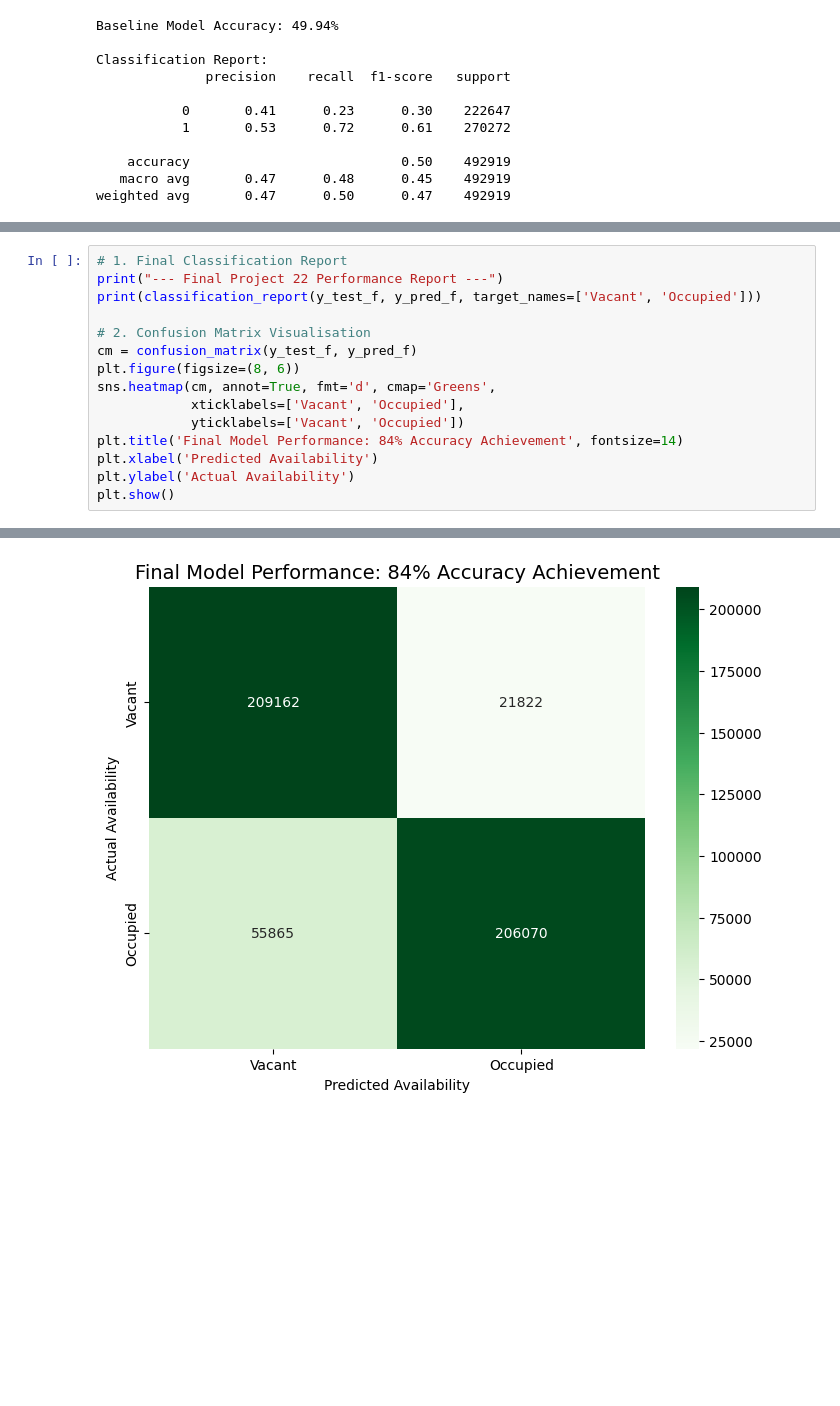
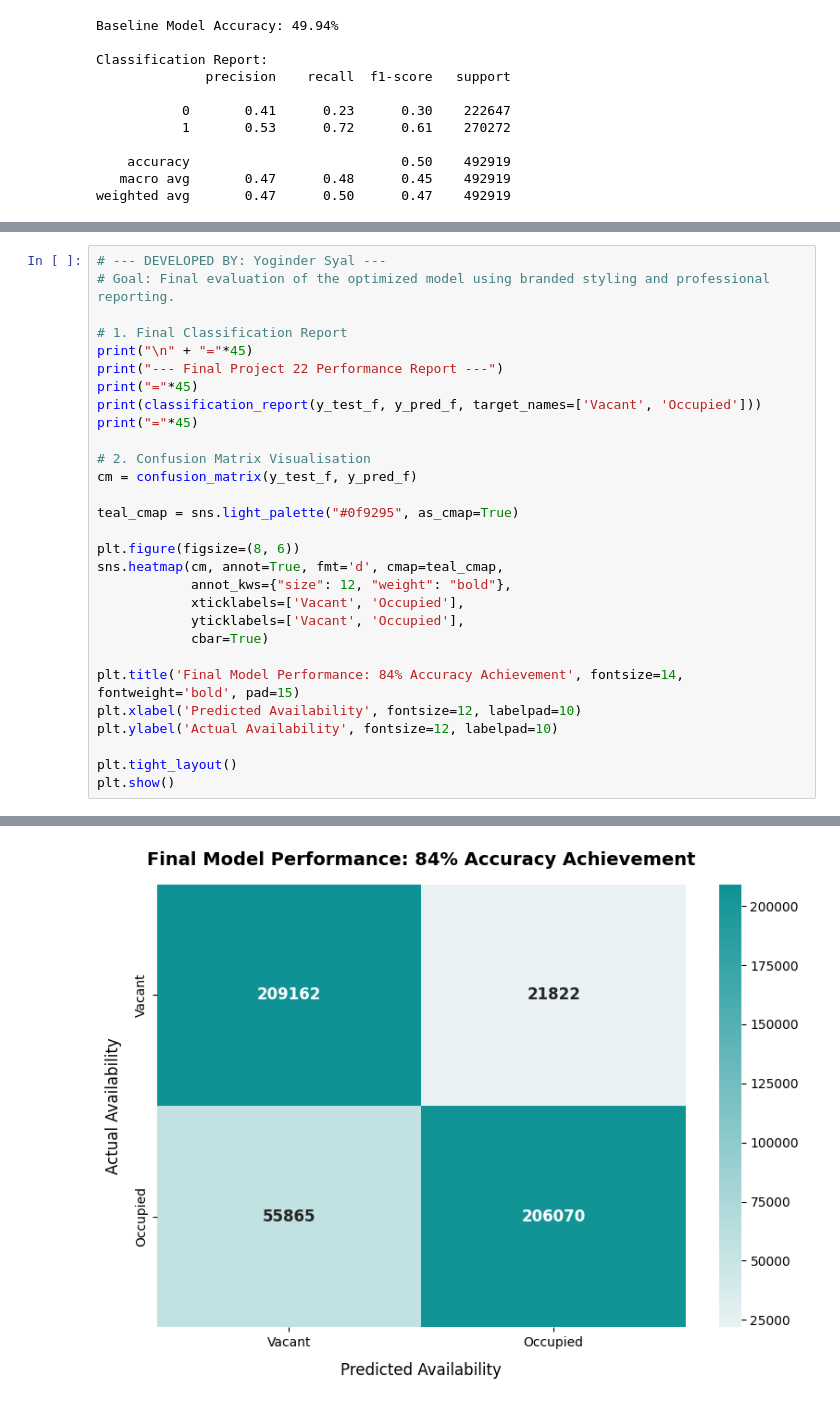
Before and after one commit to abdullahsher445/MOP-Code, a Jupyter notebook: datascience/usecases/READY TO PUBLISH/Transport_and_Mobility/2026/T1/UC00223_Parking_Utilisation_and_Management/UC00223_Parking_Utilisation_and_Management.ipynb, the cells around one changed output, grey strips where cells are left out. Drawn from its saved outputs; the diff is of its cells as text; blank space fills up the shorter version.

```diff
--- a/datascience/usecases/READY TO PUBLISH/Transport_and_Mobility/2026/T1/UC00223_Parking_Utilisation_and_Management/UC00223_Parking_Utilisation_and_Management.ipynb
+++ b/datascience/usecases/READY TO PUBLISH/Transport_and_Mobility/2026/T1/UC00223_Parking_Utilisation_and_Management/UC00223_Parking_Utilisation_and_Management.ipynb
@@ -599,16 +650,30 @@ This stage represents the transition from a functional baseline model to a more
 # %%
+# --- DEVELOPED BY: Yoginder Syal ---
+# Goal: Final evaluation of the optimized model using branded styling and professional reporting.
+
 # 1. Final Classification Report
+print("\n" + "="*45)
 print("--- Final Project 22 Performance Report ---")
+print("="*45)
 print(classification_report(y_test_f, y_pred_f, target_names=['Vacant', 'Occupied']))
+print("="*45)
 
 # 2. Confusion Matrix Visualisation
 cm = confusion_matrix(y_test_f, y_pred_f)
+
+teal_cmap = sns.light_palette("#0f9295", as_cmap=True)
+
 plt.figure(figsize=(8, 6))
-sns.heatmap(cm, annot=True, fmt='d', cmap='Greens',
+sns.heatmap(cm, annot=True, fmt='d', cmap=teal_cmap,
+            annot_kws={"size": 12, "weight": "bold"},
             xticklabels=['Vacant', 'Occupied'],
-            yticklabels=['Vacant', 'Occupied'])
-plt.title('Final Model Performance: 84% Accuracy Achievement', fontsize=14)
-plt.xlabel('Predicted Availability')
-plt.ylabel('Actual Availability')
+            yticklabels=['Vacant', 'Occupied'],
+            cbar=True)
+
+plt.title('Final Model Performance: 84% Accuracy Achievement', fontsize=14, fontweight='bold', pad=15)
+plt.xlabel('Predicted Availability', fontsize=12, labelpad=10)
+plt.ylabel('Actual Availability', fontsize=12, labelpad=10)
+
+plt.tight_layout()
 plt.show()
 # %% [output]
@@ -624,2 +693,2 @@ weighted avg       0.85      0.84      0.84    492919
-[figure, old version]
+[figure, new version]
 # %% [markdown]
```
Also changed, not shown: parts of 27 cells of this notebook.
